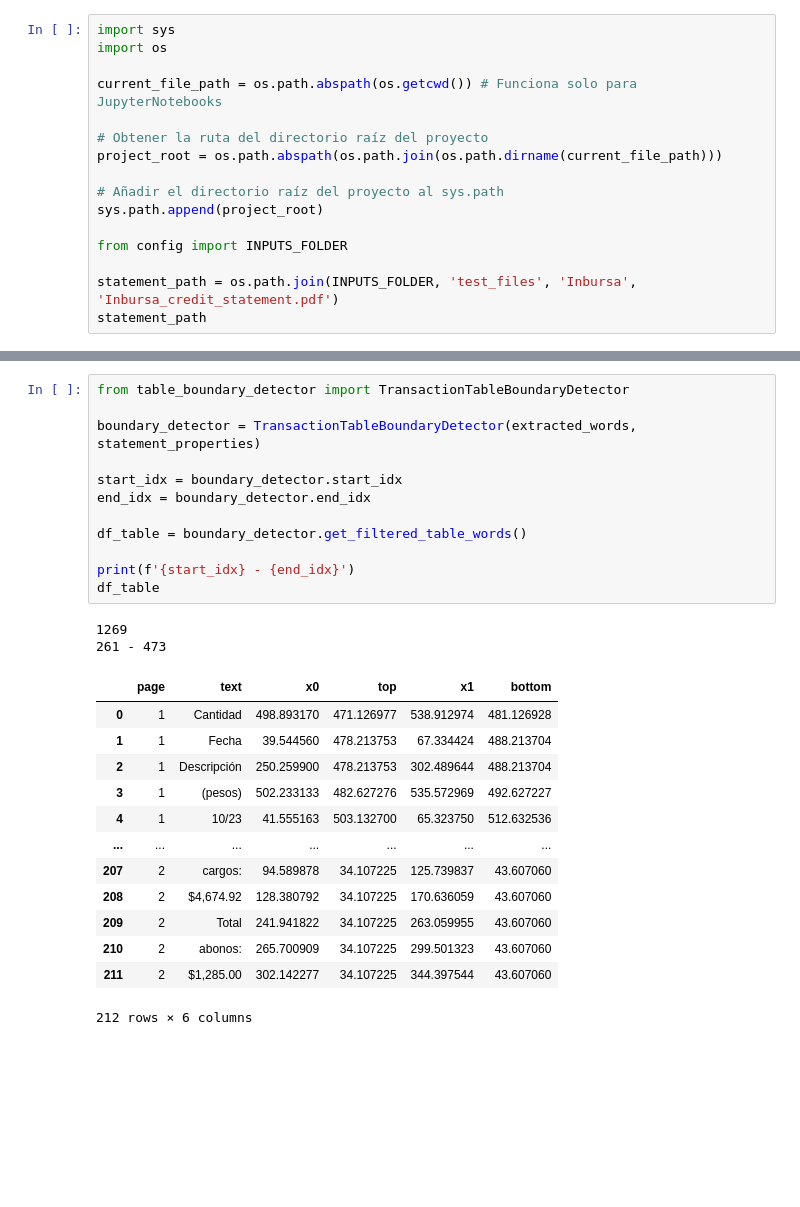
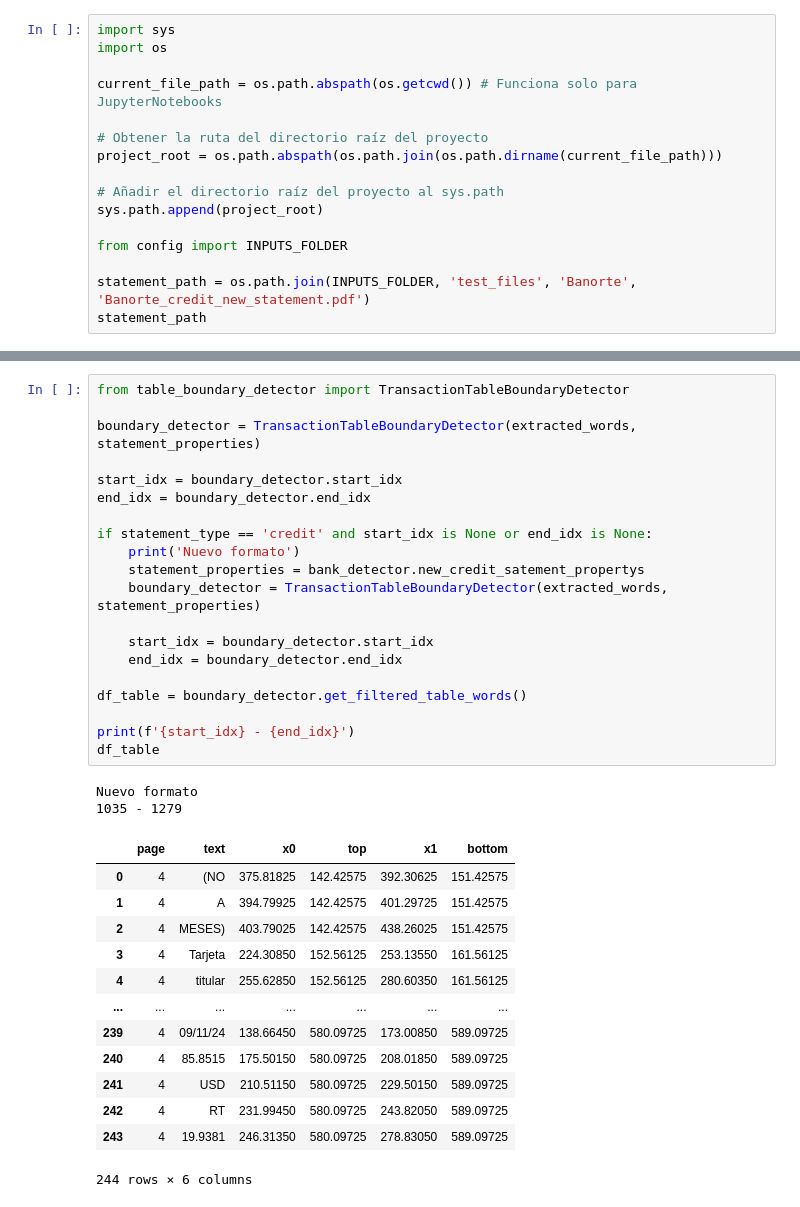
Before and after one commit to MarioCanudas/Aether, a Jupyter notebook: Aether_v1/new_model/test_models.ipynb, the cells around one changed output, grey strips where cells are left out. Saved outputs shown, nothing was run; the diff lists cells and outputs as text; blank space fills up the shorter version.

```diff
--- a/Aether_v1/new_model/test_models.ipynb
+++ b/Aether_v1/new_model/test_models.ipynb
@@ -12,6 +12,6 @@ sys.path.append(project_root)
 
 from config import INPUTS_FOLDER
 
-statement_path = os.path.join(INPUTS_FOLDER, 'test_files', 'Inbursa', 'Inbursa_credit_statement.pdf')
+statement_path = os.path.join(INPUTS_FOLDER, 'test_files', 'Banorte', 'Banorte_credit_new_statement.pdf')
 statement_path
 # %% [output]
@@ -53,31 +53,39 @@ inbursa - credit
 # %%
 from table_boundary_detector import TransactionTableBoundaryDetector
 
 boundary_detector = TransactionTableBoundaryDetector(extracted_words, statement_properties)
 
 start_idx = boundary_detector.start_idx
 end_idx = boundary_detector.end_idx
 
+if statement_type == 'credit' and start_idx is None or end_idx is None:
+    print('Nuevo formato')
+    statement_properties = bank_detector.new_credit_satement_propertys
+    boundary_detector = TransactionTableBoundaryDetector(extracted_words, statement_properties)
+
+    start_idx = boundary_detector.start_idx
+    end_idx = boundary_detector.end_idx
+
 df_table = boundary_detector.get_filtered_table_words()
 
 print(f'{start_idx} - {end_idx}')
 df_table
 # %% [output]
-1269
-261 - 473
+Nuevo formato
+1035 - 1279
 |  | page | text | x0 | top | x1 | bottom |
-| 0 | 1 | Cantidad | 498.893170 | 471.126977 | 538.912974 | 481.126928 |
-| 1 | 1 | Fecha | 39.544560 | 478.213753 | 67.334424 | 488.213704 |
-| 2 | 1 | Descripción | 250.259900 | 478.213753 | 302.489644 | 488.213704 |
-| 3 | 1 | (pesos) | 502.233133 | 482.627276 | 535.572969 | 492.627227 |
-| 4 | 1 | 10/23 | 41.555163 | 503.132700 | 65.323750 | 512.632536 |
+| 0 | 4 | (NO | 375.81825 | 142.42575 | 392.30625 | 151.42575 |
+| 1 | 4 | A | 394.79925 | 142.42575 | 401.29725 | 151.42575 |
+| 2 | 4 | MESES) | 403.79025 | 142.42575 | 438.26025 | 151.42575 |
+| 3 | 4 | Tarjeta | 224.30850 | 152.56125 | 253.13550 | 161.56125 |
+| 4 | 4 | titular | 255.62850 | 152.56125 | 280.60350 | 161.56125 |
 | ... | ... | ... | ... | ... | ... | ... |
-| 207 | 2 | cargos: | 94.589878 | 34.107225 | 125.739837 | 43.607060 |
-| 208 | 2 | $4,674.92 | 128.380792 | 34.107225 | 170.636059 | 43.607060 |
-| 209 | 2 | Total | 241.941822 | 34.107225 | 263.059955 | 43.607060 |
-| 210 | 2 | abonos: | 265.700909 | 34.107225 | 299.501323 | 43.607060 |
-| 211 | 2 | $1,285.00 | 302.142277 | 34.107225 | 344.397544 | 43.607060 |
+| 239 | 4 | 09/11/24 | 138.66450 | 580.09725 | 173.00850 | 589.09725 |
+| 240 | 4 | 85.8515 | 175.50150 | 580.09725 | 208.01850 | 589.09725 |
+| 241 | 4 | USD | 210.51150 | 580.09725 | 229.50150 | 589.09725 |
+| 242 | 4 | RT | 231.99450 | 580.09725 | 243.82050 | 589.09725 |
+| 243 | 4 | 19.9381 | 246.31350 | 580.09725 | 278.83050 | 589.09725 |
-212 rows × 6 columns
+244 rows × 6 columns
 # %%
 from row_segmenter import TransactionRowSegmenter
 
```
Also changed, not shown: parts of 8 cells of this notebook, 5 other files.
